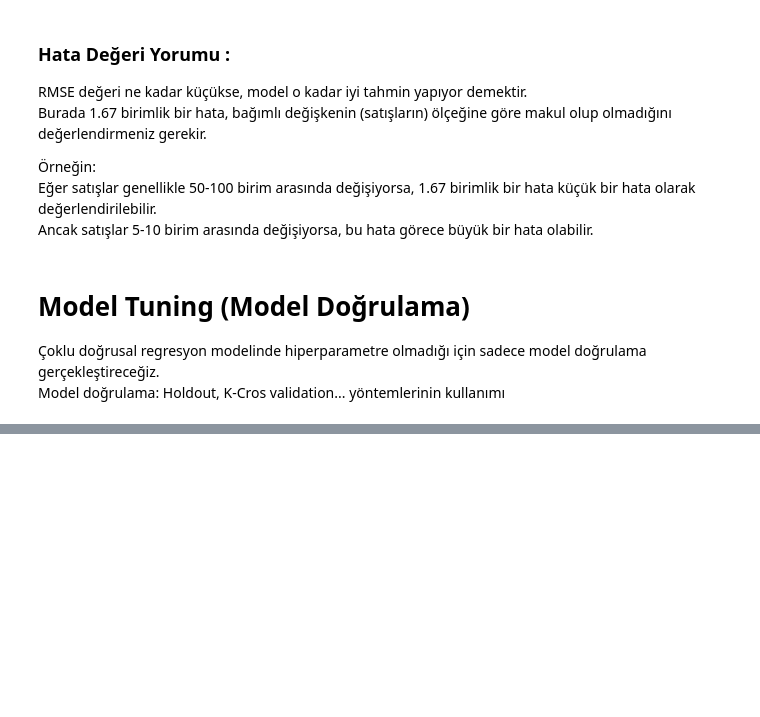
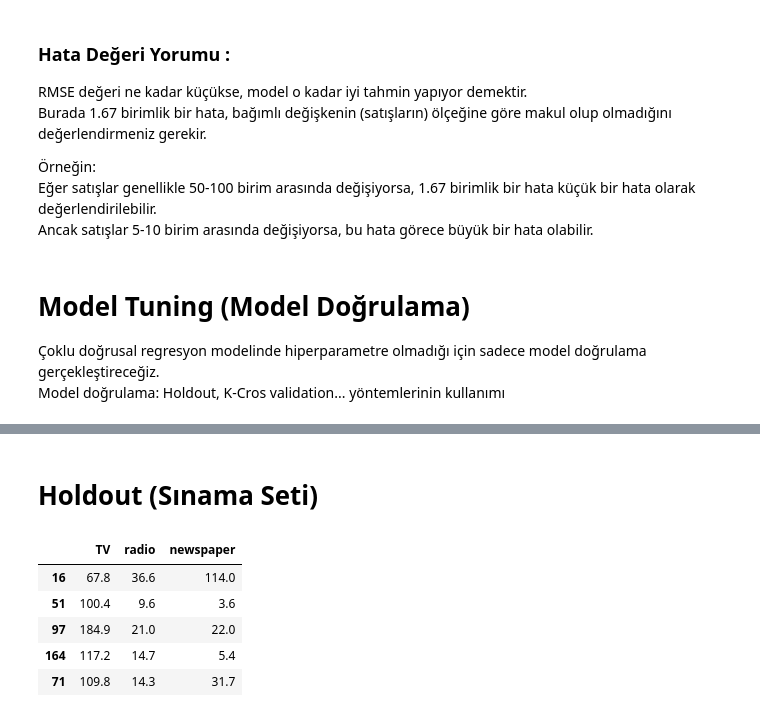
Before and after one commit to onurcakili/dataScienceRepository, a Jupyter notebook: 02_Python_Repository/07_Machine_Learning/07_2_machineLearning201/02_Coklu_dogRegModel.ipynb, the cells around one changed output, grey strips where cells are left out. Cells and saved outputs as stored; diff of their text form; code cells hidden in the pictures; blank space fills up the shorter version.

```diff
--- a/02_Python_Repository/07_Machine_Learning/07_2_machineLearning201/02_Coklu_dogRegModel.ipynb
+++ b/02_Python_Repository/07_Machine_Learning/07_2_machineLearning201/02_Coklu_dogRegModel.ipynb
@@ -257,0 +279,2 @@ Model doğrulama: Holdout, K-Cros validation... yöntemlerinin kullanımı
+# %% [markdown]
+# Holdout (Sınama Seti)
@@ -257,0 +283,14 @@ Model doğrulama: Holdout, K-Cros validation... yöntemlerinin kullanımı
+# %%
+# eğitim ve test setleri ikiye ayırma işlemi
+# test_size = veri setinin %20'lik kısmını test için ayırmaktır (eğitim %80)
+
+x_train, x_test, y_train, y_test = train_test_split(x, y, test_size = 0.20, random_state = 99)
+# %%
+x_train.head()
+# %% [output]
+|  | TV | radio | newspaper |
+| 16 | 67.8 | 36.6 | 114.0 |
+| 51 | 100.4 | 9.6 | 3.6 |
+| 97 | 184.9 | 21.0 | 22.0 |
+| 164 | 117.2 | 14.7 | 5.4 |
+| 71 | 109.8 | 14.3 | 31.7 |
```
Also changed, not shown: parts of 15 cells of this notebook.
